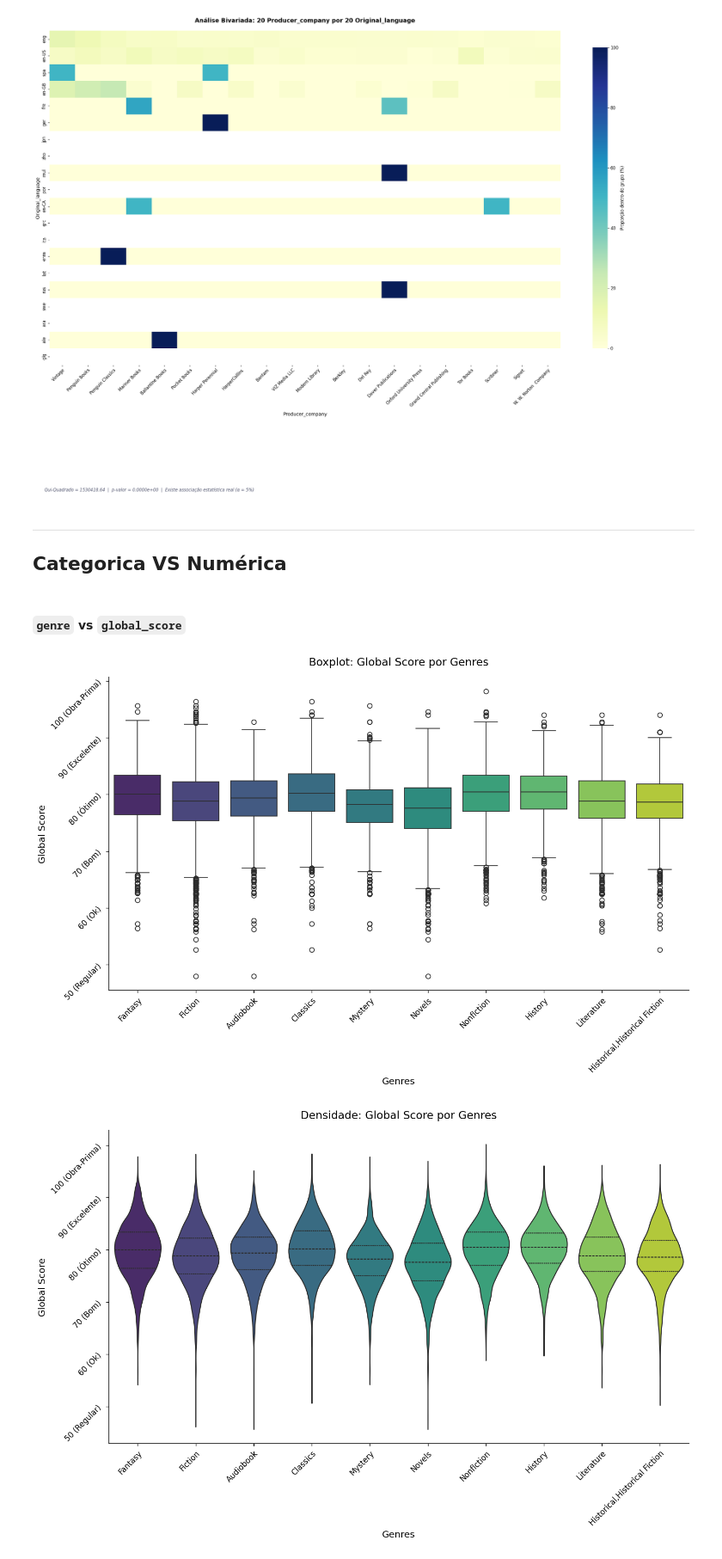
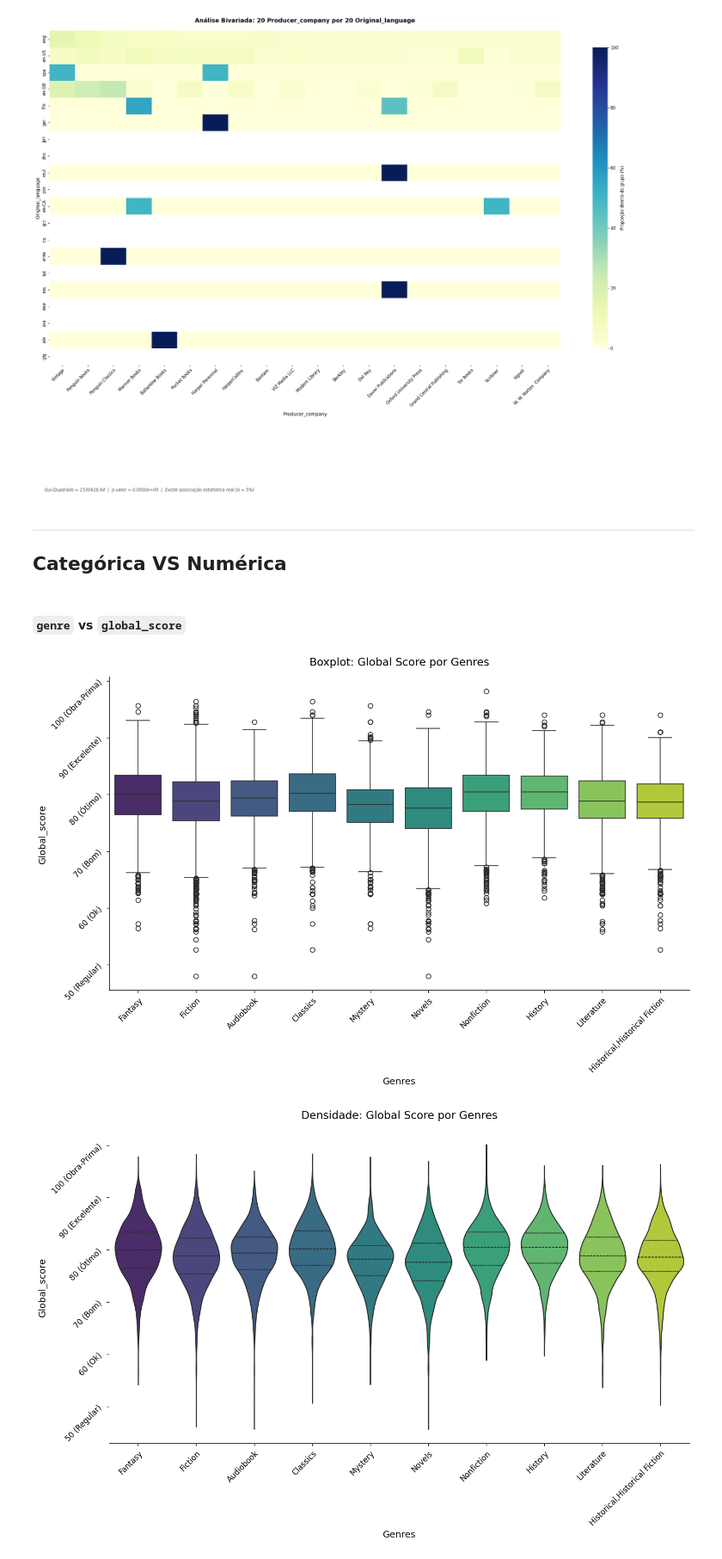
Before and after one commit to AleCecilio/entertainment_industry_performance_analysis, a Jupyter notebook: notebooks/09_eda_bivariada_books.ipynb, the cells around one changed output. Shown at 86% size. Saved outputs shown, nothing was run; the diff lists cells and outputs as text; code cells hidden in the pictures.

Commit message:
harmoniza datasets, refatora features e aplica análise categórica vs numérica

```diff
--- a/notebooks/09_eda_bivariada_books.ipynb
+++ b/notebooks/09_eda_bivariada_books.ipynb
@@ -396,33 +396,26 @@ graf.grafico_dependencia_categorica(
 [figure]
 # %% [markdown]
 ---
-## Categorica VS Numérica
+## Categórica VS Numérica
 # %% [markdown]
 #### `genre` vs `global_score`
 # %%
-top_genres = df_exploded['genres'].value_counts().head(20).index
-
-contingencia_genres_publisher = pd.crosstab(
-    df_exploded['global_score'],
-    df_exploded['genres']
-)
-
 graf.grafico_cat_vs_num_boxplot(
     df_plot=df_exploded,
     cat_col='genres',
     num_col='global_score',
     top_n_cats=10,
     tipo_dado='nota_100'
 )
 
 # Para plotar o Violinplot
 graf.grafico_cat_vs_num_violinplot(
     df_plot=df_exploded,
     cat_col='genres',
     num_col='global_score',
     top_n_cats=10,
     tipo_dado='nota_100'
 )
 # %% [output]
 [figure]
-[figure, old version]
+[figure, new version]
```
Also changed, not shown: parts of 11 cells of this notebook, 7 other files.
